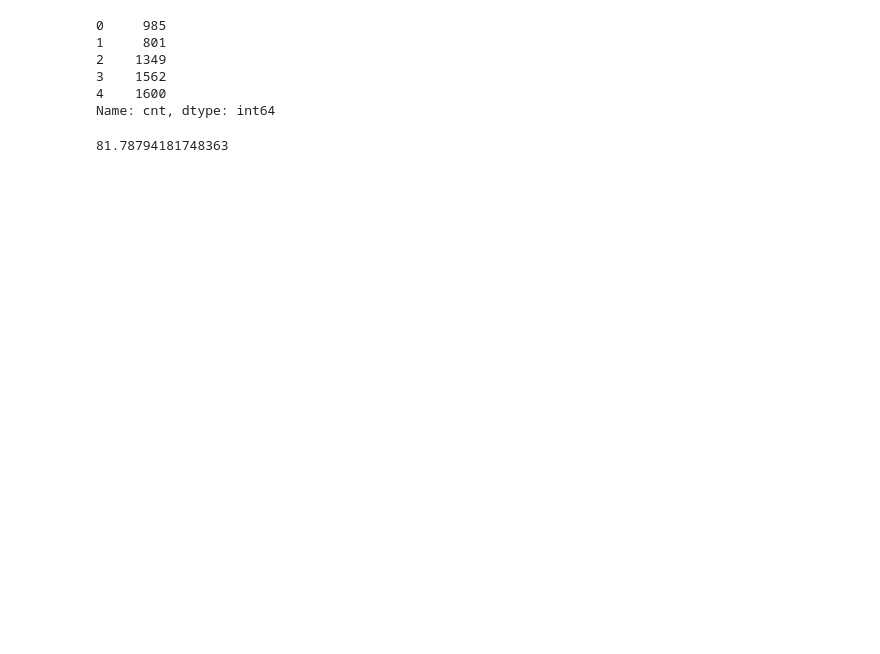
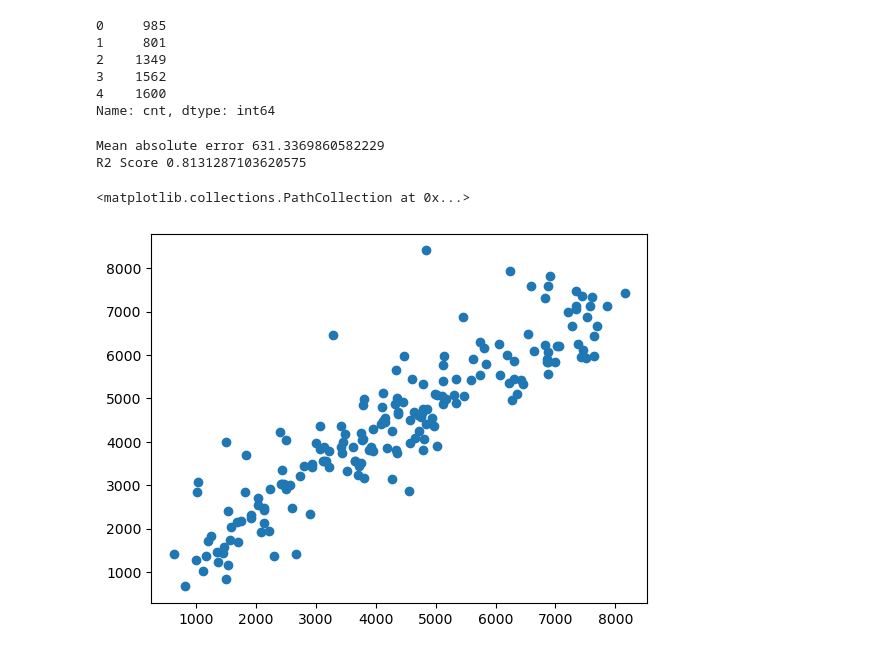
Before and after one commit to shivakumar313/Bike-Renting-Prediction, a Jupyter notebook: bike_sharing_1.ipynb, the cells around one changed output. Cells and saved outputs as stored; diff of their text form; code cells hidden in the pictures; blank space fills up the shorter version.

```diff
--- a/bike_sharing_1.ipynb
+++ b/bike_sharing_1.ipynb
@@ -129,6 +158,6 @@ X.head()
 # %%
-y1=df.iloc[:,-1]
-y1.head()
+y=df.iloc[:,-1]
+y.head()
 # %% [output]
 0     985
 1     801
@@ -143,2 +168,7 @@ X_= pd.DataFrame(X_transform, columns = X.columns)
 # %%
-X_train,X_test,y_train,y_test = train_test_split(X_,y1,test_size=0.25,random_state=234)
+X_train,X_test,y_train,y_test = train_test_split(X,y,test_size=0.25,random_state=234)
+# %%
+from sklearn.preprocessing import StandardScaler
+scaler=StandardScaler()
+X_train_scaled=scaler.fit_transform(X_train)
+X_test_scaled=scaler.transform(X_test)
@@ -147,2 +181,13 @@ model_lin = LinearRegression()
 # %%
-model_lin_train = model_lin.fit(X_train,y_train)
+model_lasso_train= model_lasso.fit(X_train_scaled,y_train)
+y_pred=model_lasso.predict(X_test_scaled)
+mae=mean_absolute_error(y_test,y_pred)
+score=r2_score(y_test,y_pred)
+print("Mean absolute error", mae)
+print("R2 Score", score)
+plt.scatter(y_test,y_pred)
+# %% [output]
+Mean absolute error 631.3369860582229
+R2 Score 0.8131287103620575
+<matplotlib.collections.PathCollection at 0x...>
+[figure, added]
@@ -151,5 +193,0 @@ model_lin_predict = model_lin_train.predict(X_test)
-# %%
-r2 = r2_score(y_test,model_lin_predict)*100
-r2
-# %% [output]
-81.78794181748363
```
Also changed, not shown: parts of 21 cells of this notebook, 8 other files.
